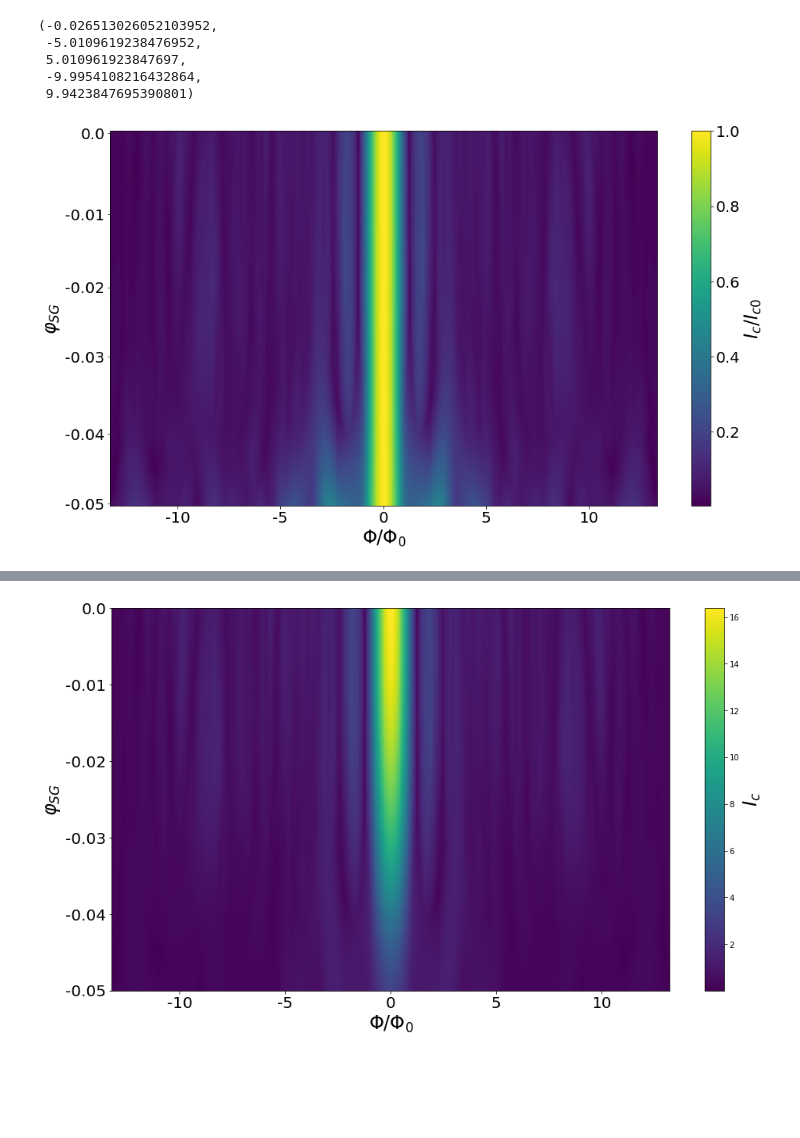
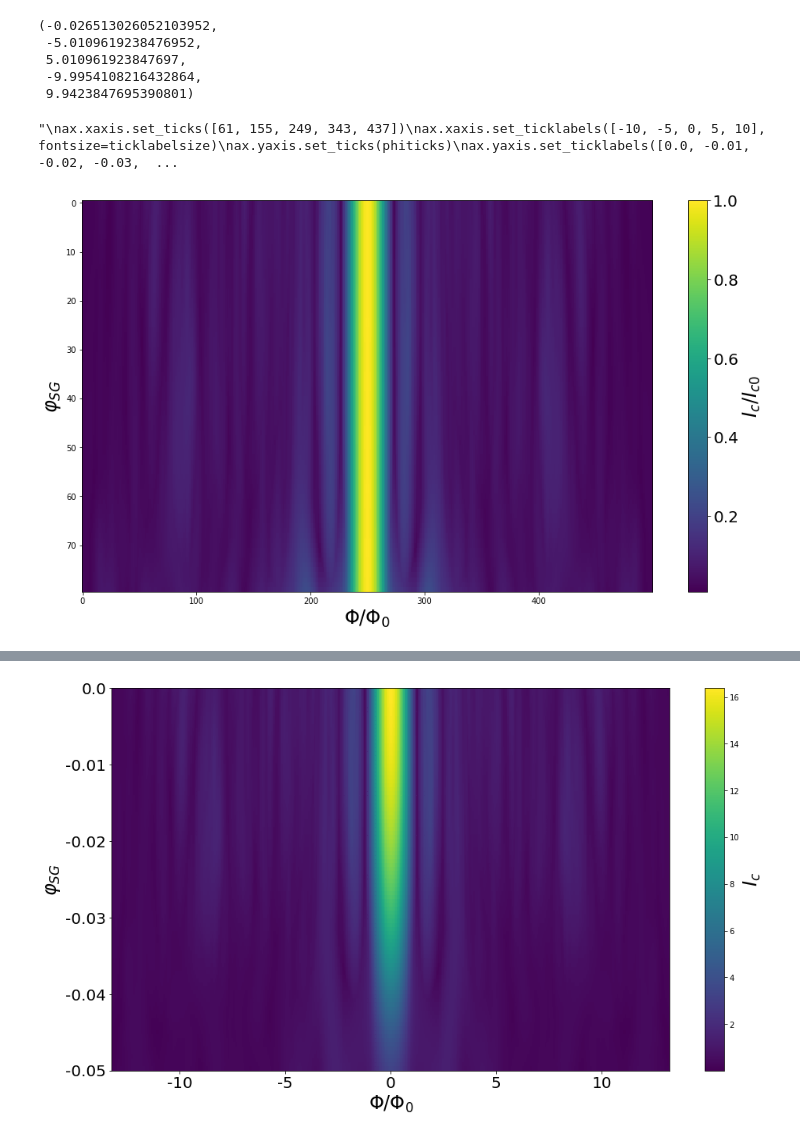
Before and after one commit to NeroCorleone/thesis, a Jupyter notebook: code/plots-qpc.ipynb, the cells around one changed output, grey strips where cells are left out. Cells and saved outputs as stored; diff of their text form; code cells hidden in the pictures; blank space fills up the shorter version.

Commit message:
worked on thesis.

```diff
--- a/code/plots-qpc.ipynb
+++ b/code/plots-qpc.ipynb
@@ -244,15 +244,23 @@ data3 = pd.read_csv('/home/nefta/thesis/results/qpc/supercurrent-map/vbg=0.2-201
                    names=header_bfield, delimiter=' ')
 data4 = pd.read_csv( '/home/nefta/thesis/results/qpc/supercurrent-map/vbg=0.2-20180125-21:17:09/data.csv',
                    names=header_bfield, delimiter=' ')
+data5 = pd.read_csv('/home/nefta/thesis/results/qpc/supercurrent-map/vbg=0.2-20180221-11:08:53/data.csv',
+                   names=header_bfield, delimiter=' ')
+data6 = pd.read_csv('/home/nefta/thesis/results/qpc/supercurrent-map/vbg=0.2-20180221-11:48:08/data.csv',
+                   names=header_bfield, delimiter=' ')
 # %%
 data2.set_index(np.arange(25, 50), inplace=True)
 data3.set_index(np.arange(50, 75), inplace=True)
 data4.set_index(np.arange(75, 100), inplace=True)
+data5.set_index(np.arange(100, 125), inplace=True)
+data6.set_index(np.arange(125, 150), inplace=True)
 # %%
-data = pd.concat([data1, data2, data3, data4])
+data = pd.concat([data1, data2, data3, data4, data5, data6])
 # %%
 data.drop(25, inplace=True)
 data.drop(50, inplace=True)
 data.drop(75, inplace=True)
+data.drop(100, inplace=True)
+data.drop(125, inplace=True)
 # %%
 icnorm = [data.ix[index].values / max(data.ix[index]) for index in data.index.values]
@@ -286,21 +302,23 @@ vfluxvalues[249], fluxvalues[249-94], fluxvalues[249+95], fluxvalues[249-188],
 # %%
 fontlabelsize = 24
 ticklabelsize = 20
 fig, ax = plt.subplots(figsize=(16, 9))
-cax = ax.imshow(np.asarray(icnorm), interpolation='None', aspect='auto')
+cax = ax.imshow(np.asarray(icnorm[:80]), interpolation='None', aspect='auto')
 #cax = ax.imshow(np.asarray(data.values), interpolation='None', aspect='auto')
 cbar = fig.colorbar(cax,)
 cbar.ax.tick_params(labelsize=ticklabelsize)
 
 cbar.set_label(r'$I_c / I_{c0}$', fontsize=fontlabelsize)
 #cbar.set_label(r'$I_c$', fontsize=fontlabelsize)
 ax.set_xlabel(r'$\Phi / \Phi_0$',  fontsize=fontlabelsize)
 ax.set_ylabel(r'$\varphi_{SG}$', fontsize=fontlabelsize)
-
+"""
 ax.xaxis.set_ticks([61, 155, 249, 343, 437])
 ax.xaxis.set_ticklabels([-10, -5, 0, 5, 10], fontsize=ticklabelsize)
 ax.yaxis.set_ticks(phiticks)
 ax.yaxis.set_ticklabels([0.0, -0.01, -0.02, -0.03, -0.04, -0.05], fontsize=ticklabelsize)
 fig.savefig('/home/nefta/thesis/Masterthesis/figure/qpc_icnorm_heatmap.eps')
+"""
 # %% [output]
+"\nax.xaxis.set_ticks([61, 155, 249, 343, 437])\nax.xaxis.set_ticklabels([-10, -5, 0, 5, 10], fontsize=ticklabelsize)\nax.yaxis.set_ticks(phiticks)\nax.yaxis.set_ticklabels([0.0, -0.01, -0.02, -0.03,  ...
-[figure, old version]
+[figure, new version]
```
Also changed, not shown: parts of 3 cells of this notebook, 22 other files.
